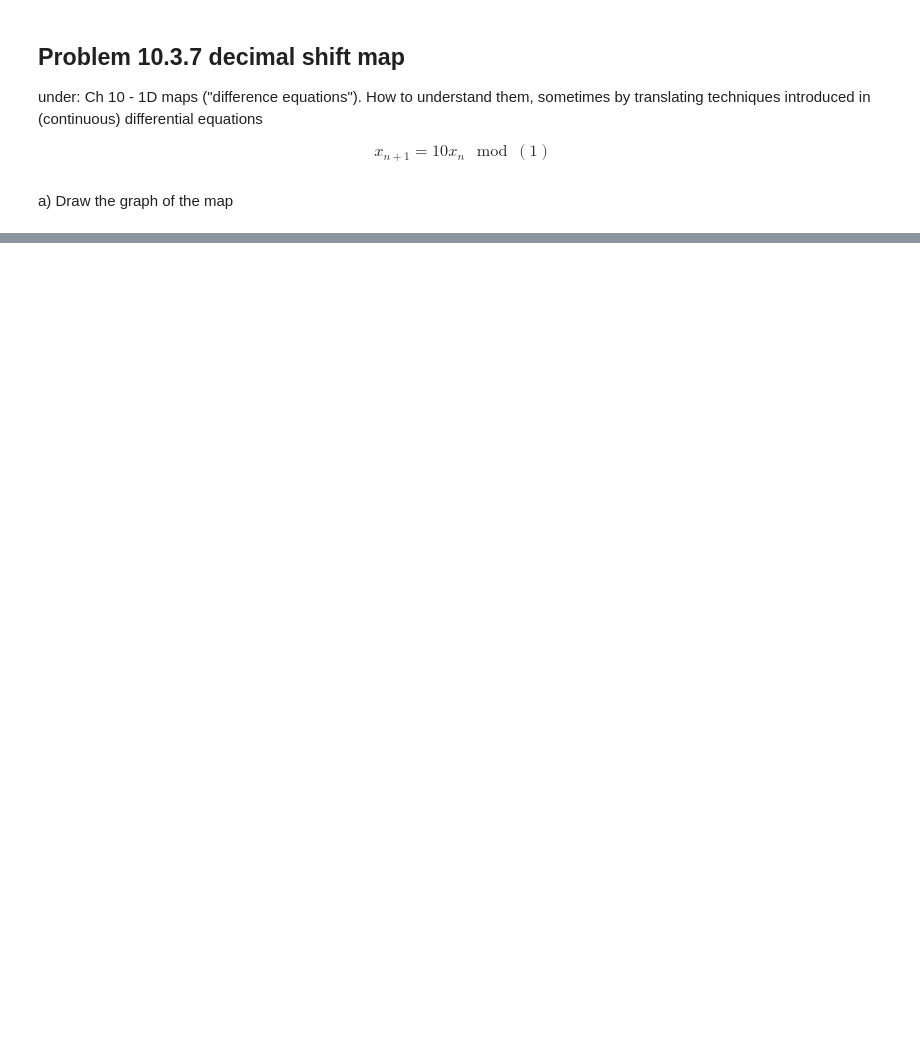
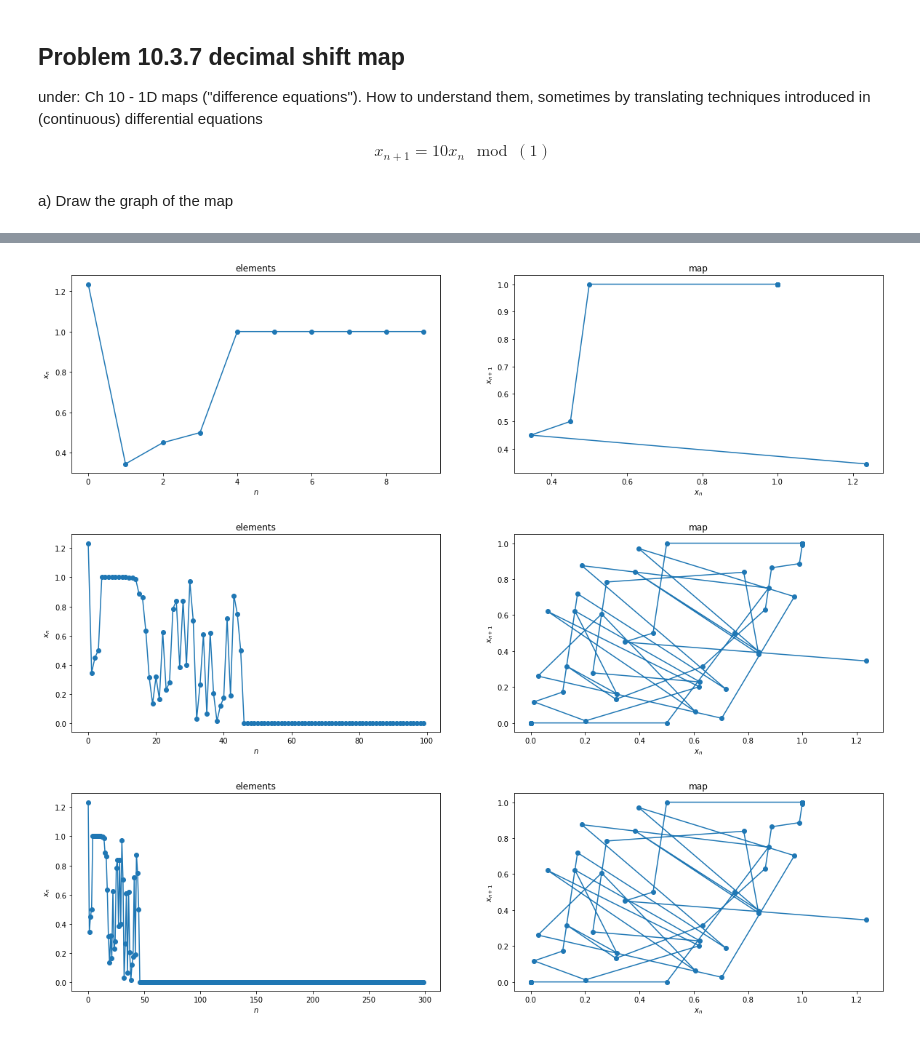
Before and after one commit to mimmphi/Physics-212, a Jupyter notebook: Untitled.ipynb, the cells around one changed output, grey strips where cells are left out. Cells and saved outputs as stored; diff of their text form; code cells hidden in the pictures; blank space fills up the shorter version.

```diff
--- a/Untitled.ipynb
+++ b/Untitled.ipynb
@@ -35,0 +36,33 @@ ax.scatter(s[:stop], s[1:])
+# %%
+# wrapped into a function
+def dec_shift_map(si, stop):
+    '''si = initial condition
+    stop = number of iterations'''
+    # compute iteratively
+
+    s = [si] # list of values... initialized only with the initial condition
+
+
+    while len(s) < stop:
+        s_mod = 10 * abs(s[-1]) # prepare 10x_n, where x_n is the last element in the list...
+        s_next = s_mod - math.floor(s_mod) # ... to execute the mod(1) operation on it
+        # I assume x_n+1 (x) = x_n+1 (-x)? you can ascribe the negative sign to the integer part anyway...
+        s.append(s_next)
+
+    # plot
+
+    fig, ax = plt.subplots(1, 2, figsize=(20, 5))
+    ax[0].plot(np.arange(len(s)), s, marker='o')
+    ax[0].set(xlabel='$n$', ylabel='$x_n$', title='elements')
+    ax[1].plot(s[:-1], s[1:], marker='o')
+    ax[1].set(xlabel='$x_n$', ylabel='$x_{n+1}$', title='map')
+
+#     return s
+
+dec_shift_map(si=1.2345, stop=10)
+dec_shift_map(si=1.2345, stop=100)
+dec_shift_map(si=1.2345, stop=300)
+# %% [output]
+[figure, added]
+[figure, added]
+[figure, added]
```
Also changed, not shown: parts of 2 cells of this notebook.
